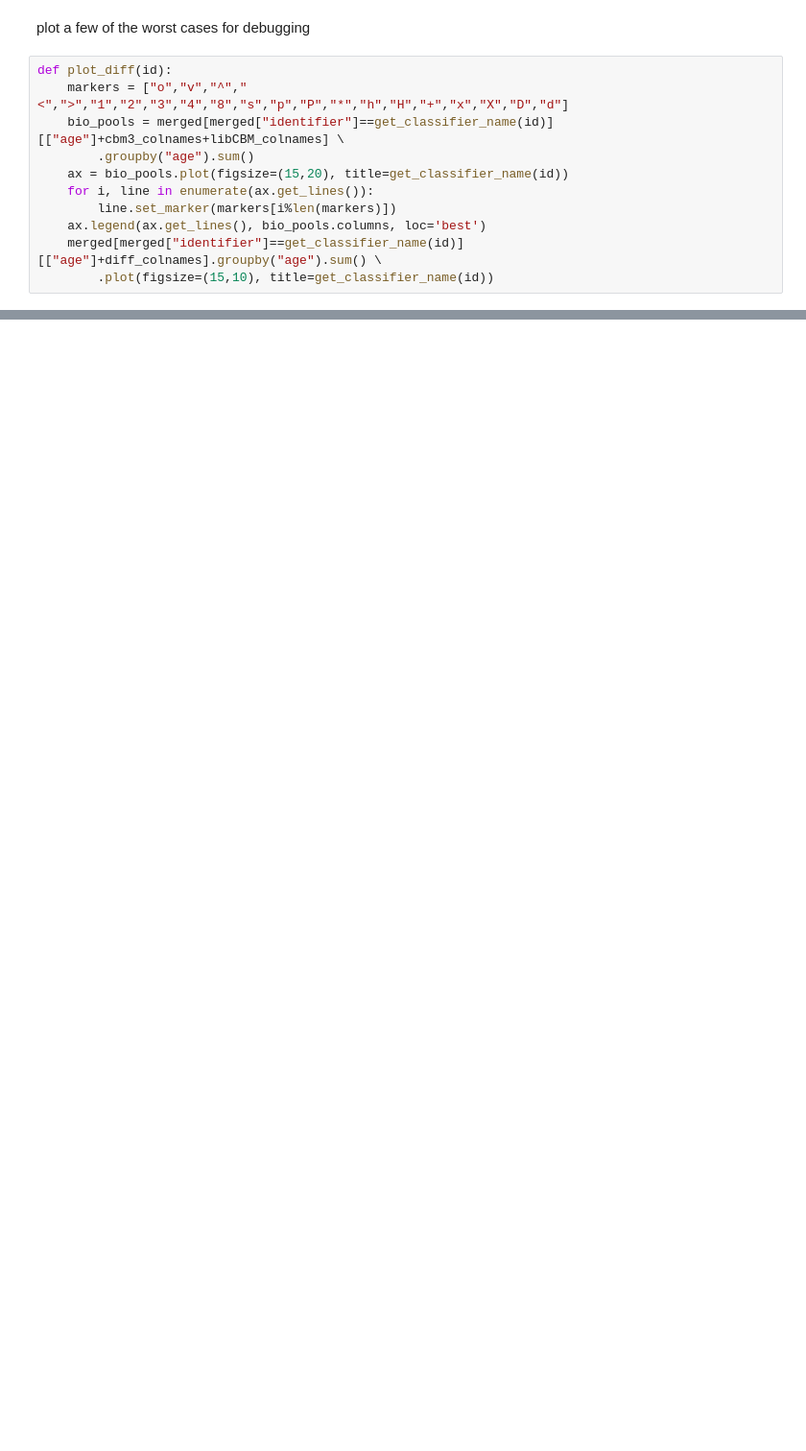
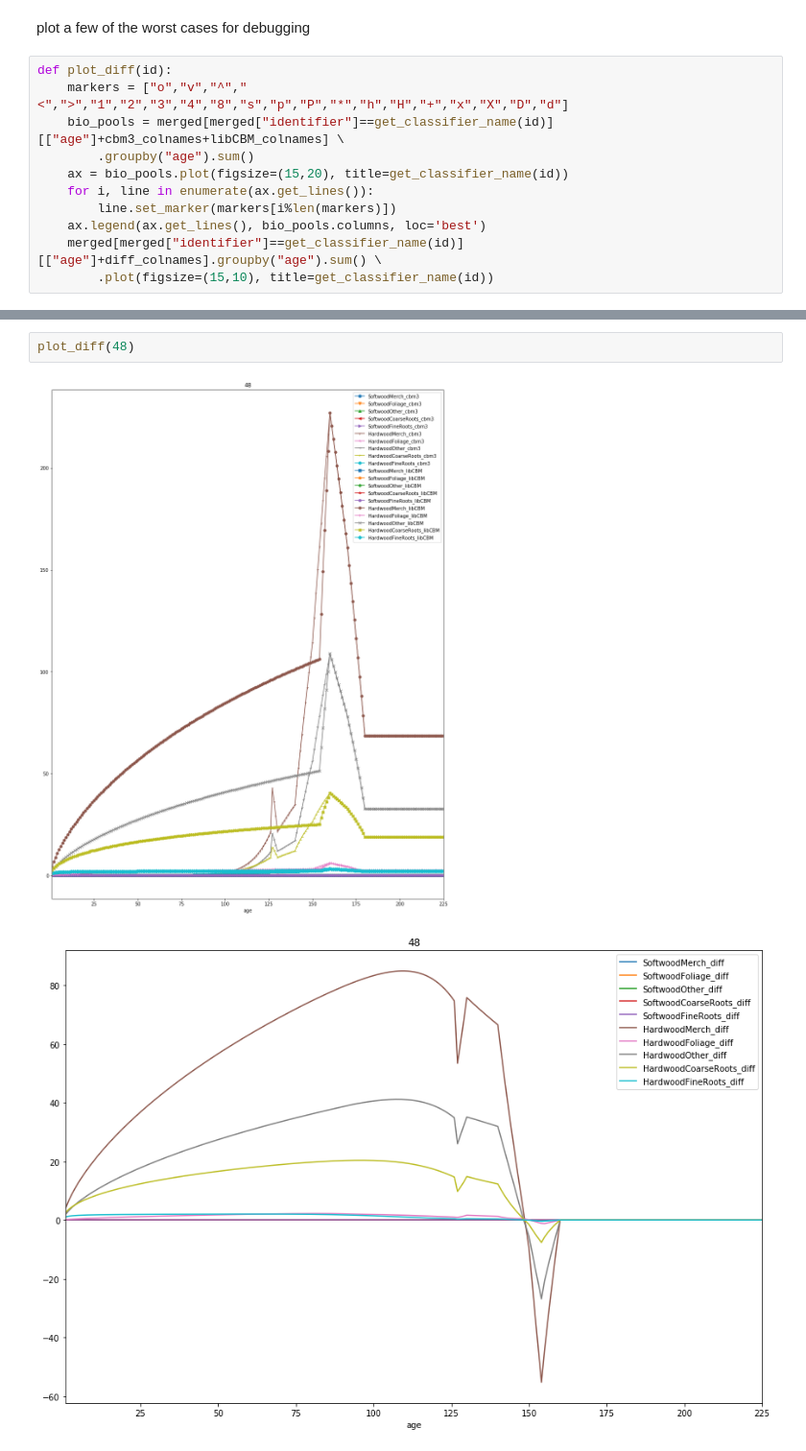
Before and after one commit to cat-cfs/libcbm_py, a Jupyter notebook: growth_curve_testing.ipynb, the cells around one changed output, grey strips where cells are left out. Shown at 96% size. Cells and saved outputs as stored; diff of their text form; blank space fills up the shorter version.

```diff
--- a/growth_curve_testing.ipynb
+++ b/growth_curve_testing.ipynb
@@ -370,0 +360,5 @@ plot_diff(303)
+# %%
+plot_diff(48)
+# %% [output]
+[figure, added]
+[figure, added]
```
Also changed, not shown: parts of 6 cells of this notebook, 1 other file.
